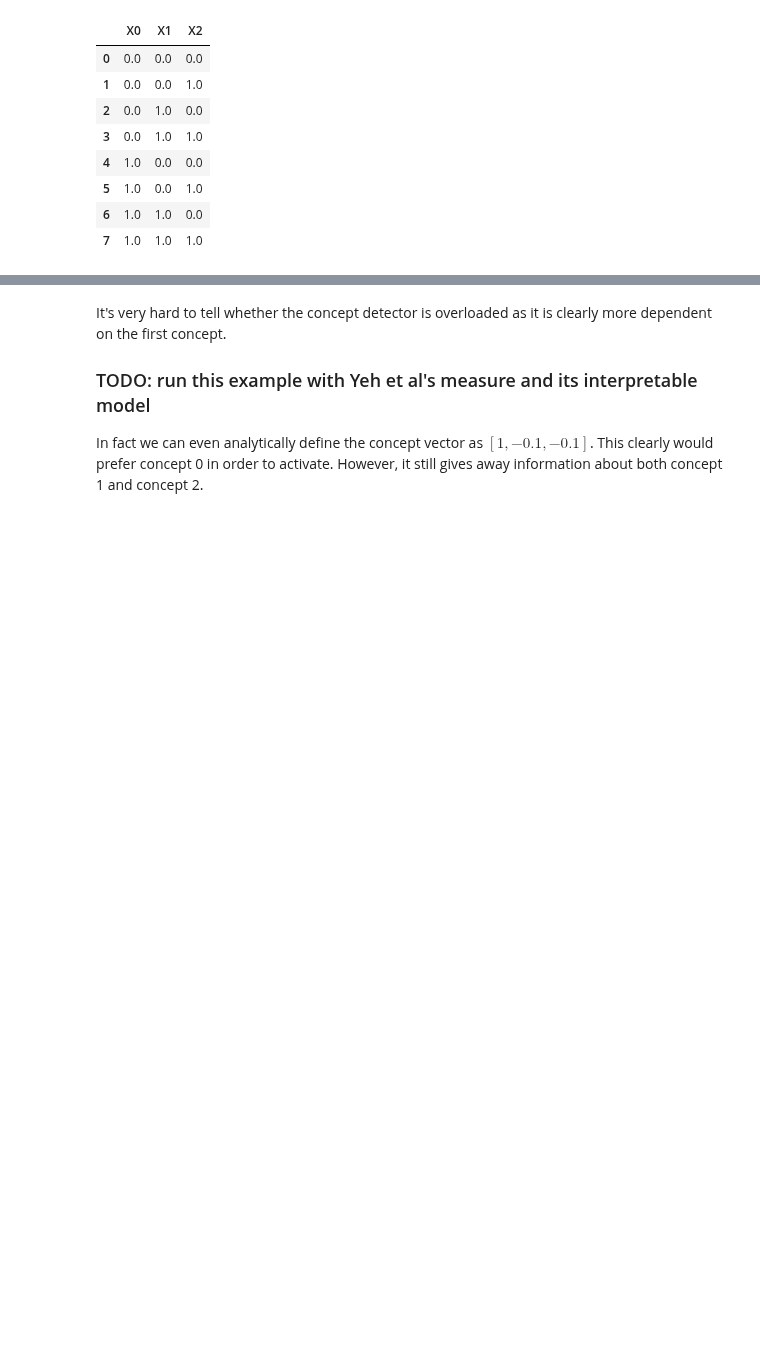
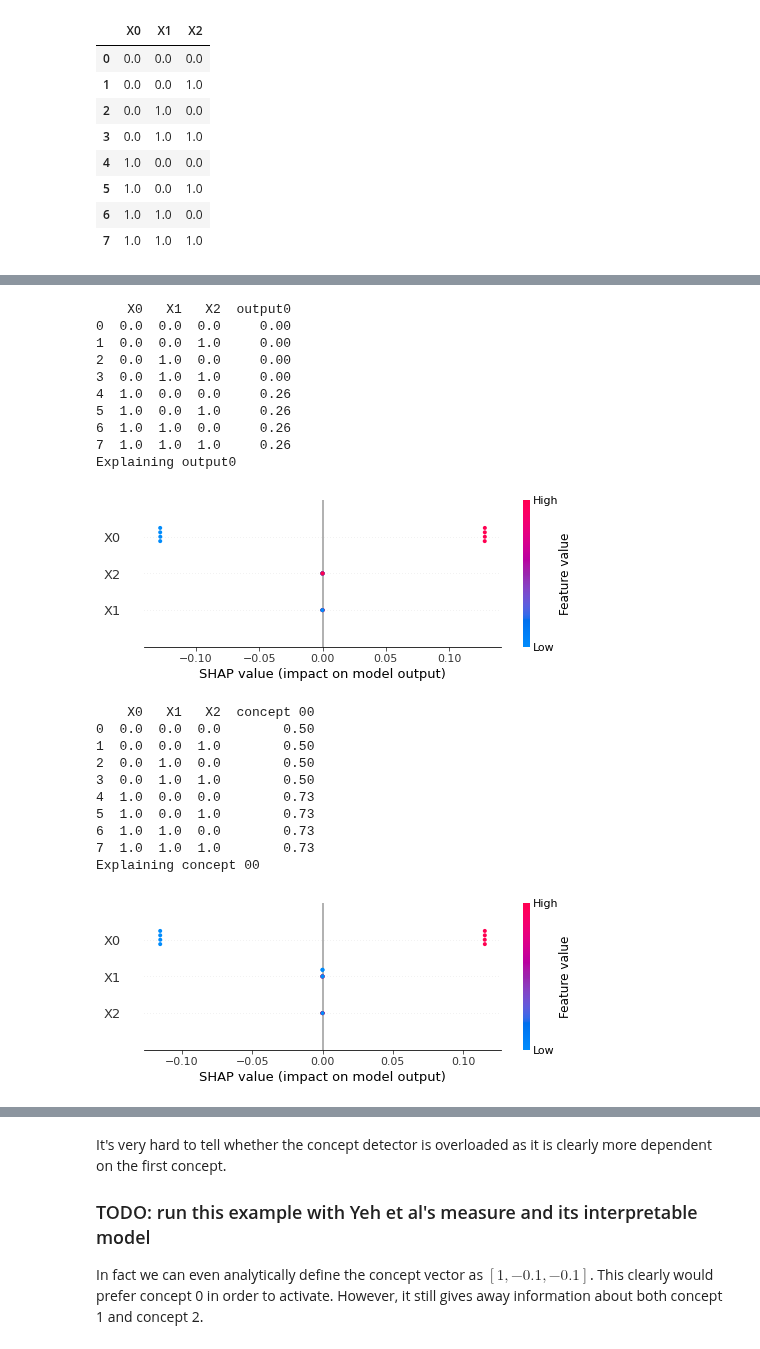
Before and after one commit to nathanwang000/ConceptCredibleModel, a Jupyter notebook: CCM.ipynb, the cells around one changed output, grey strips where cells are left out. Saved outputs shown, nothing was run; the diff lists cells and outputs as text; code cells hidden in the pictures; blank space fills up the shorter version.

```diff
--- a/CCM.ipynb
+++ b/CCM.ipynb
@@ -303,0 +304,27 @@ Explaining logit Z0
+# %%
+shap_net_x(LambdaNet(lambda x: torch.softmax(ebm_ind(x), 1)[:, 1:]), shap_x, bs, output_name="output")
+
+shap_net_x(LambdaNet(lambda x: torch.sigmoid(ebm_ind.net_c(x))), shap_x, bs, output_name="concept 0")
+# %% [output]
+    X0   X1   X2  output0
+0  0.0  0.0  0.0     0.00
+1  0.0  0.0  1.0     0.00
+2  0.0  1.0  0.0     0.00
+3  0.0  1.0  1.0     0.00
+4  1.0  0.0  0.0     0.26
+5  1.0  0.0  1.0     0.26
+6  1.0  1.0  0.0     0.26
+7  1.0  1.0  1.0     0.26
+Explaining output0
+[figure, added]
+    X0   X1   X2  concept 00
+0  0.0  0.0  0.0        0.50
+1  0.0  0.0  1.0        0.50
+2  0.0  1.0  0.0        0.50
+3  0.0  1.0  1.0        0.50
+4  1.0  0.0  0.0        0.73
+5  1.0  0.0  1.0        0.73
+6  1.0  1.0  0.0        0.73
+7  1.0  1.0  1.0        0.73
+Explaining concept 00
+[figure, added]
```
Also changed, not shown: parts of 12 cells of this notebook, 4 other files.
